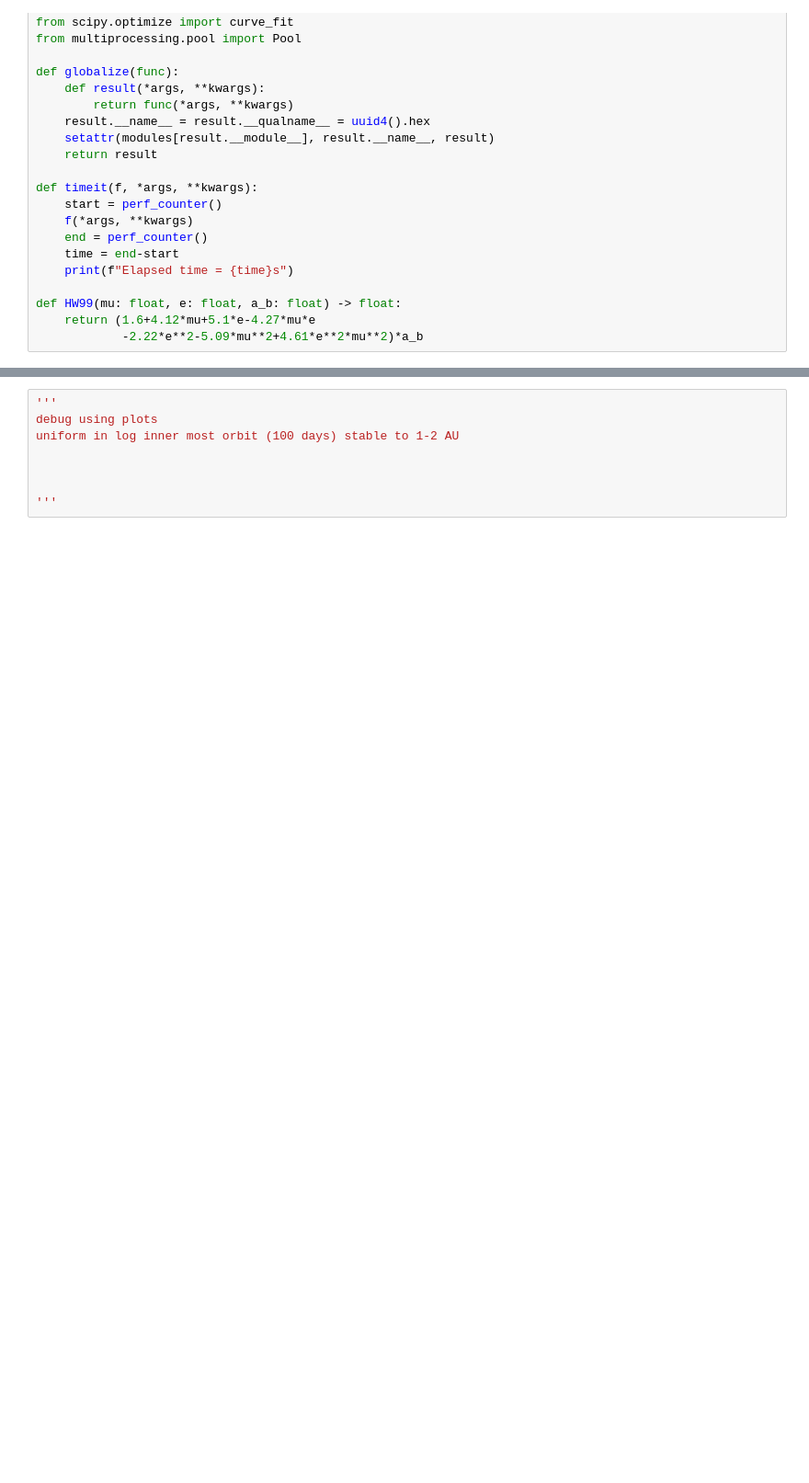
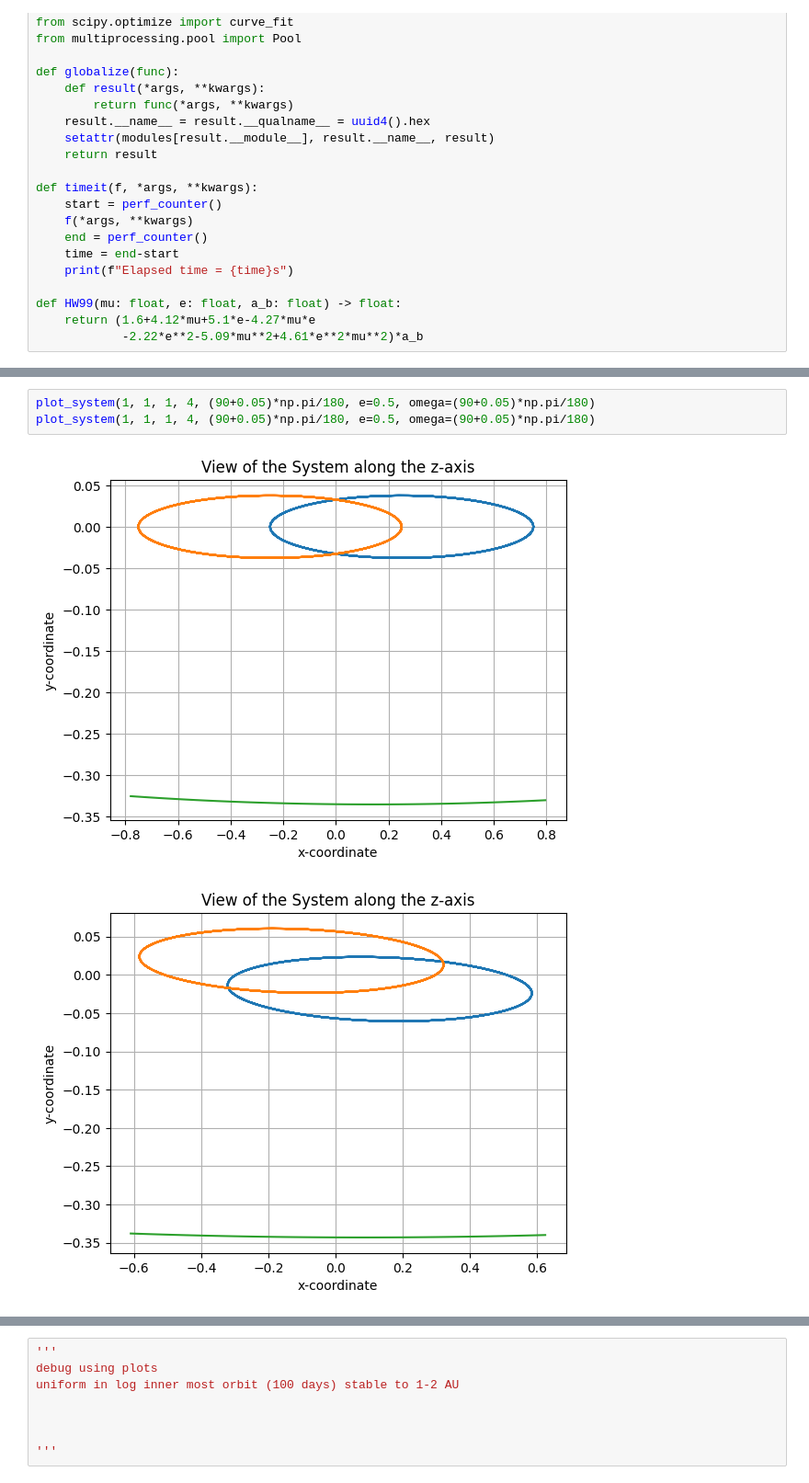
Before and after one commit to saahitmog/Circumbinary-Transits, a Jupyter notebook: main.ipynb, the cells around one changed output, grey strips where cells are left out. Shown at 92% size. Saved outputs shown, nothing was run; the diff lists cells and outputs as text; blank space fills up the shorter version.

```diff
--- a/main.ipynb
+++ b/main.ipynb
@@ -297,3 +304,9 @@ transit_plot(0.005, 0.005, 5e-5, (0, 0.1, 0.001), (2, 5, 0.1), e=0.5, omega=90)
+# %%
+plot_system(1, 1, 1, 4, (90+0.05)*np.pi/180, e=0.5, omega=(90+0.05)*np.pi/180)
+plot_system(1, 1, 1, 4, (90+0.05)*np.pi/180, e=0.5, omega=(90+0.05)*np.pi/180)
+# %% [output]
+[figure, new version]
+[figure, new version]
 # %%
 def Ptoa(P_p, M_A, M_B):
     #C = 4*np.pi**2/const.G*(M_A+M_B)
```
Also changed, not shown: parts of 4 cells of this notebook.
